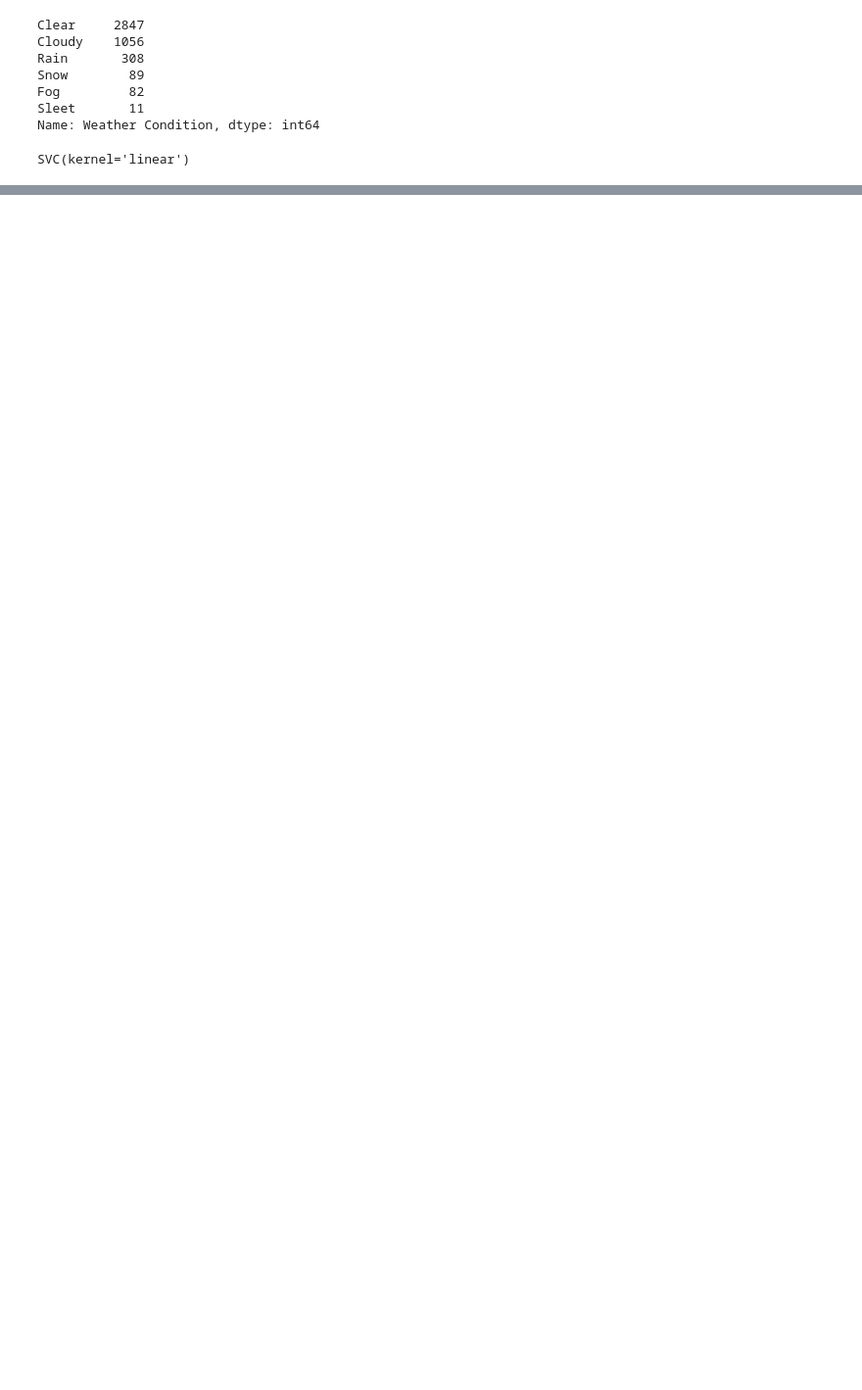
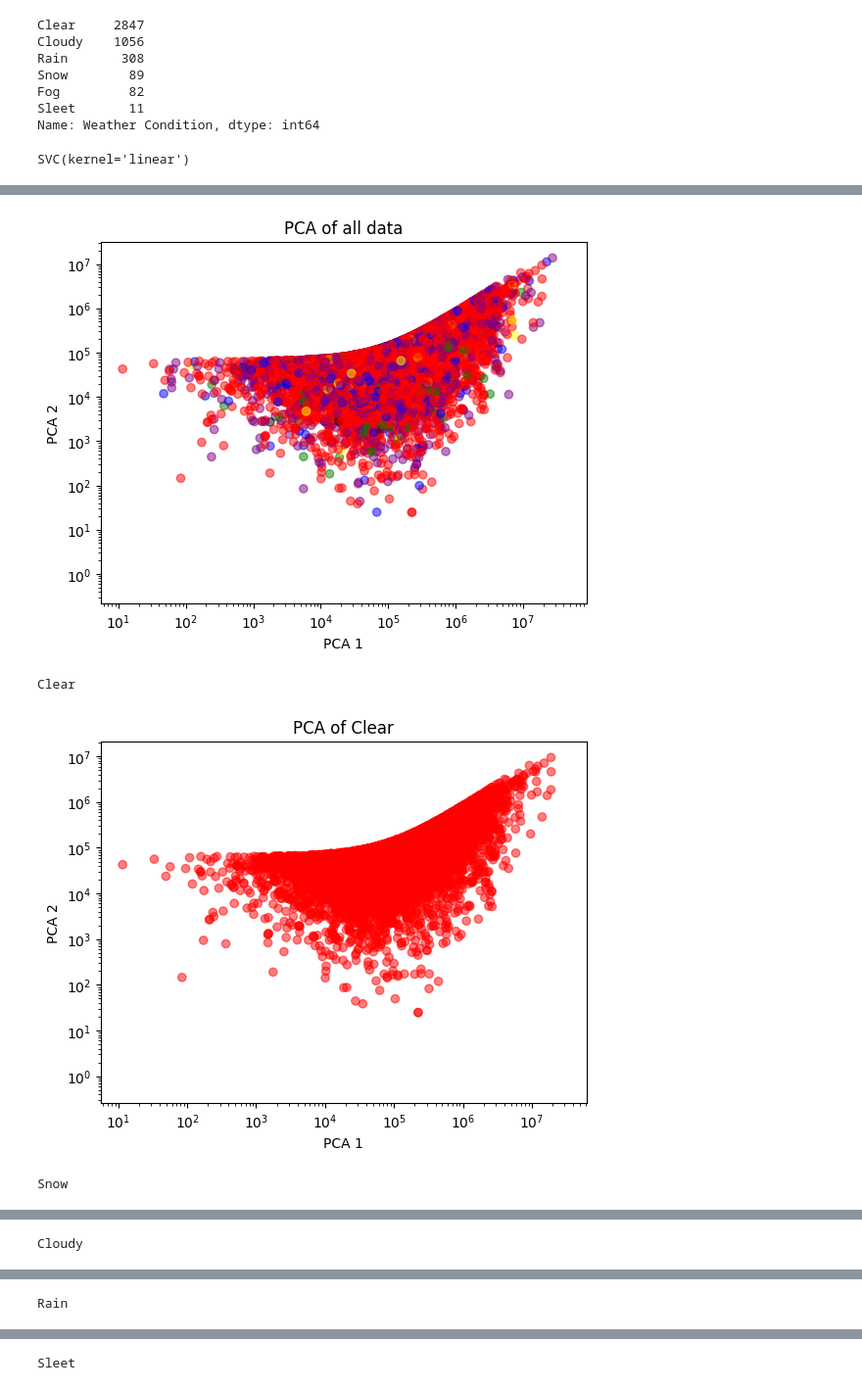
Before and after one commit to ndahlinuvm/Train-Derailment-287Project, a Jupyter notebook: weather.ipynb, the cells around one changed output, grey strips where cells are left out. Shown: that part at 98% size. Saved outputs shown, nothing was run; the diff lists cells and outputs as text; code cells hidden in the pictures; blank space fills up the shorter version.

```diff
--- a/weather.ipynb
+++ b/weather.ipynb
@@ -175,0 +314,4 @@ coefficients = model.feature_importances_
+# %%
+# removeing any row that has more than 20% NaN values
+df_pca_data = df_pca_data.dropna(thresh=0.95*len(df_pca_data), axis=1)
+df_pca_data.head()
@@ -175,0 +347,4 @@ coefficients = model.feature_importances_
+# %%
+# remove the rest of the rows with NaN values
+df_pca_data = df_pca_data.dropna(axis=0)
+df_pca_data.shape
@@ -175,0 +353,63 @@ coefficients = model.feature_importances_
+# %%
+df_pca = pca.fit(df_pca_data)
+# transform the data
+X_pca = pca.transform(df_pca_data)
+
+y_colors = {'Clear': 'red',
+            'Rain': 'blue',
+            'Snow': 'green',
+            'Fog': 'yellow',
+            'Cloudy': 'purple',
+            'Sleet': 'orange',
+            'nan': 'black'}
+
+colors = []
+count = 0
+for i in range(len(df_pca_data)):
+    try:
+        colors.append(y_colors[df['Weather Condition'].iloc[i]])
+    except:
+        colors.append('black')
+
+# plot the data
+
+# plot the data all together, then plot each weather condition separately in a multiplot
+plt.scatter(X_pca[:, 0], X_pca[:, 1], c=colors, alpha=0.5)
+plt.title('PCA of all data')
+# log scale
+plt.xscale('log')
+plt.yscale('log')
+plt.xlabel('PCA 1')
+plt.ylabel('PCA 2')
+plt.savefig('PCA of all data.png')
+plt.show()
+
+# plot each weather condition separately
+for weather in weather_types:
+    print(weather)
+    # get the index of the weather condition
+    index = df[df['Weather Condition'] == weather].index
+    # get the pca data for that weather condition
+    try:
+        X_pca_weather = X_pca[index]
+    except:
+        pass
+    # get the colors for that weather condition
+    colors = []
+    for i in range(len(X_pca_weather)):
+        colors.append(y_colors[weather])
+    # plot the data
+    plt.scatter(X_pca_weather[:, 0], X_pca_weather[:, 1], c=colors, alpha=0.5)
+    plt.title('PCA of ' + weather)
+    # log scale
+    plt.xscale('log')
+    plt.yscale('log')
+    plt.xlabel('PCA 1')
+    plt.ylabel('PCA 2')
+    plt.savefig('PCA of ' + weather + '.png')
+    plt.show()
+# %% [output]
+[figure, added]
+Clear
+[figure, added]
+Snow
@@ -175,0 +417 @@ coefficients = model.feature_importances_
+Cloudy
@@ -175,0 +419 @@ coefficients = model.feature_importances_
+Rain
@@ -175,0 +421 @@ coefficients = model.feature_importances_
+Sleet
```
Also changed, not shown: parts of 15 cells of this notebook, 13 other files.
